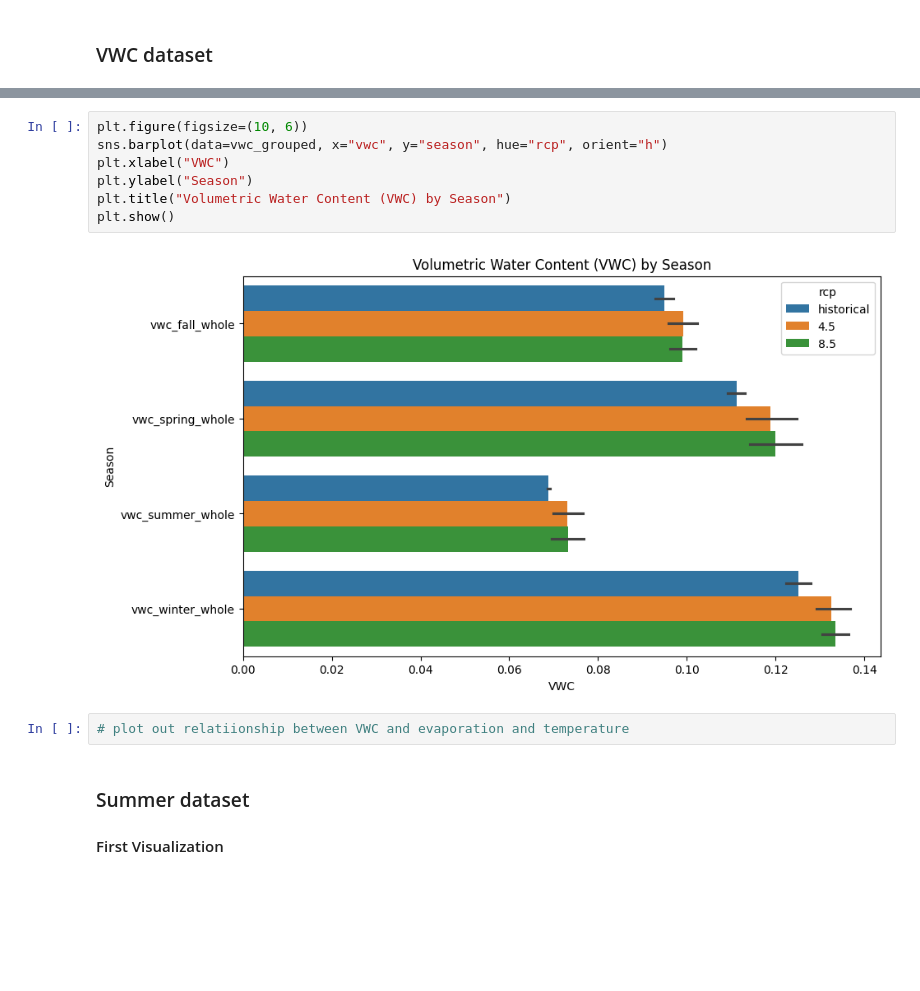
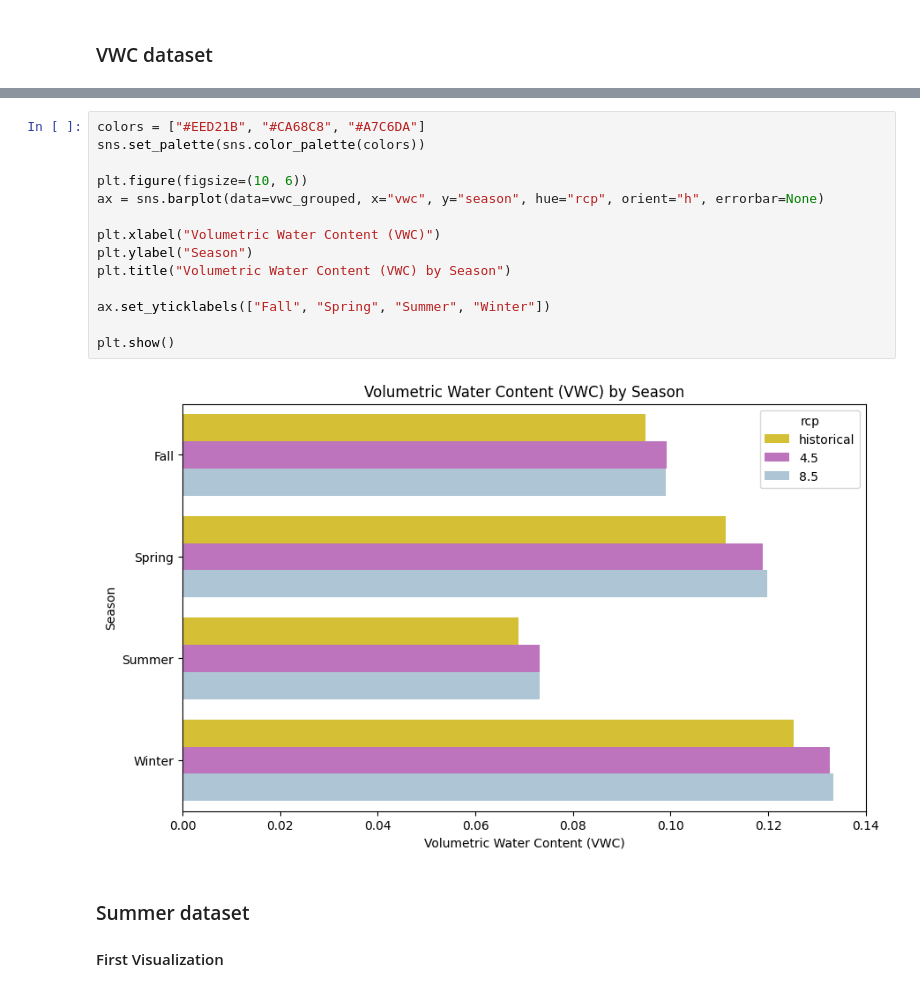
Before and after one commit to hannah-hana-kim/DSAN-Scholarship, a Jupyter notebook: data_cleaning_and_viz.ipynb, the cells around one changed output, grey strips where cells are left out. Drawn from its saved outputs; the diff is of its cells as text; blank space fills up the shorter version.

```diff
--- a/data_cleaning_and_viz.ipynb
+++ b/data_cleaning_and_viz.ipynb
@@ -335,14 +406,19 @@ vwc_grouped.head()
 # %%
+colors = ["#EED21B", "#CA68C8", "#A7C6DA"]
+sns.set_palette(sns.color_palette(colors))
+
 plt.figure(figsize=(10, 6))
-sns.barplot(data=vwc_grouped, x="vwc", y="season", hue="rcp", orient="h")
-plt.xlabel("VWC")
+ax = sns.barplot(data=vwc_grouped, x="vwc", y="season", hue="rcp", orient="h", errorbar=None)
+
+plt.xlabel("Volumetric Water Content (VWC)")
 plt.ylabel("Season")
 plt.title("Volumetric Water Content (VWC) by Season")
+
+ax.set_yticklabels(["Fall", "Spring", "Summer", "Winter"])
+
 plt.show()
 # %% [output]
-[figure, old version]
+[figure, new version]
-# %%
-# plot out relatiionship between VWC and evaporation and temperature
 # %% [markdown]
 ### Summer dataset
 
```
Also changed, not shown: parts of 29 cells of this notebook, 10 other files.
